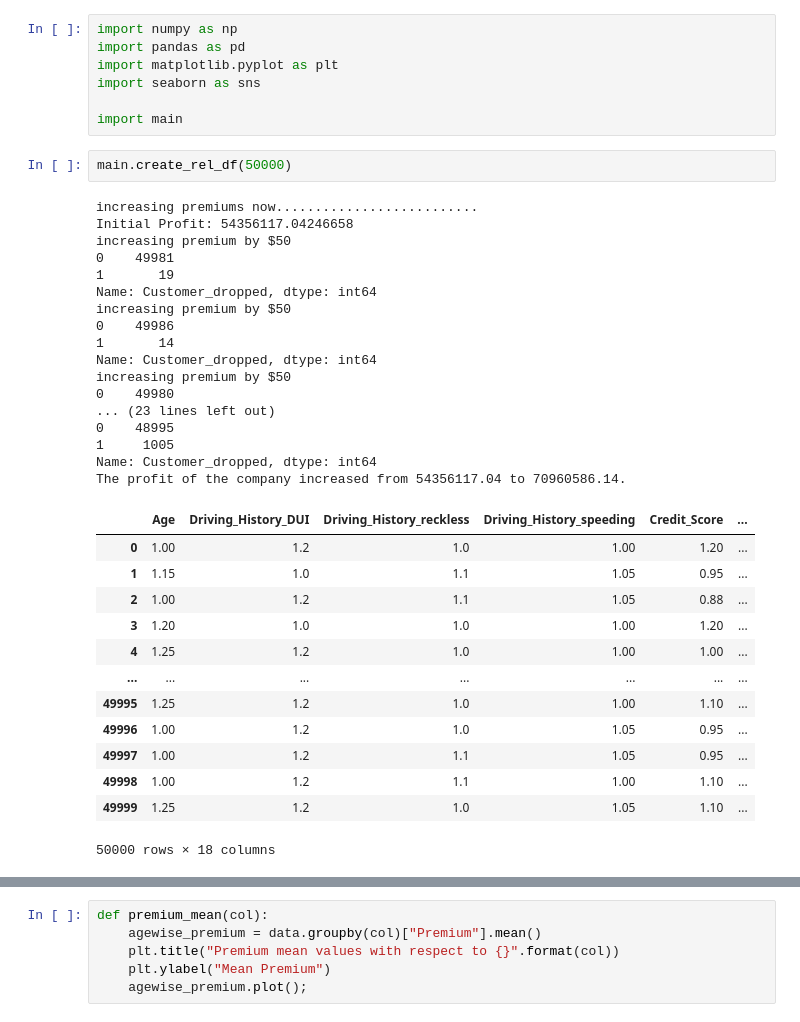
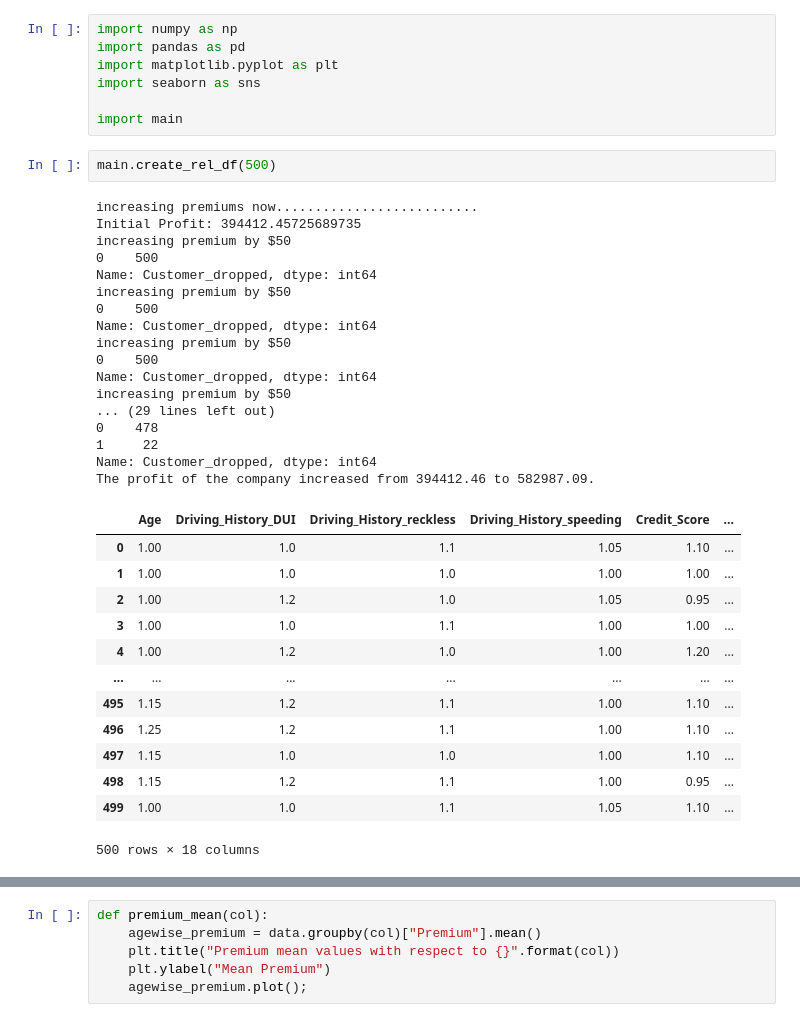
Before and after one commit to xplatipus98/2022Fall_projects, a Jupyter notebook: viz.ipynb, the cells around one changed output, grey strips where cells are left out. Saved outputs shown, nothing was run; the diff lists cells and outputs as text.

```diff
--- a/viz.ipynb
+++ b/viz.ipynb
@@ -6,38 +6,38 @@ import seaborn as sns
 
 import main
 # %%
-main.create_rel_df(50000)
+main.create_rel_df(500)
 # %% [output]
 increasing premiums now..........................
-Initial Profit: 54356117.04246658
+Initial Profit: 394412.45725689735
 increasing premium by $50
-0    49981
-1       19
+0    500
 Name: Customer_dropped, dtype: int64
 increasing premium by $50
-0    49986
-1       14
+0    500
 Name: Customer_dropped, dtype: int64
 increasing premium by $50
-0    49980
-... (23 lines left out)
-0    48995
-1     1005
+0    500
 Name: Customer_dropped, dtype: int64
-The profit of the company increased from 54356117.04 to 70960586.14.
+increasing premium by $50
+... (29 lines left out)
+0    478
+1     22
+Name: Customer_dropped, dtype: int64
+The profit of the company increased from 394412.46 to 582987.09.
 |  | Age | Driving_History_DUI | Driving_History_reckless | Driving_History_speeding | Credit_Score | ... |
-| 0 | 1.00 | 1.2 | 1.0 | 1.00 | 1.20 | ... |
-| 1 | 1.15 | 1.0 | 1.1 | 1.05 | 0.95 | ... |
-| 2 | 1.00 | 1.2 | 1.1 | 1.05 | 0.88 | ... |
-| 3 | 1.20 | 1.0 | 1.0 | 1.00 | 1.20 | ... |
-| 4 | 1.25 | 1.2 | 1.0 | 1.00 | 1.00 | ... |
+| 0 | 1.00 | 1.0 | 1.1 | 1.05 | 1.10 | ... |
+| 1 | 1.00 | 1.0 | 1.0 | 1.00 | 1.00 | ... |
+| 2 | 1.00 | 1.2 | 1.0 | 1.05 | 0.95 | ... |
+| 3 | 1.00 | 1.0 | 1.1 | 1.00 | 1.00 | ... |
+| 4 | 1.00 | 1.2 | 1.0 | 1.00 | 1.20 | ... |
 | ... | ... | ... | ... | ... | ... | ... |
-| 49995 | 1.25 | 1.2 | 1.0 | 1.00 | 1.10 | ... |
-| 49996 | 1.00 | 1.2 | 1.0 | 1.05 | 0.95 | ... |
-| 49997 | 1.00 | 1.2 | 1.1 | 1.05 | 0.95 | ... |
-| 49998 | 1.00 | 1.2 | 1.1 | 1.00 | 1.10 | ... |
-| 49999 | 1.25 | 1.2 | 1.0 | 1.05 | 1.10 | ... |
+| 495 | 1.15 | 1.2 | 1.1 | 1.00 | 1.10 | ... |
+| 496 | 1.25 | 1.2 | 1.1 | 1.00 | 1.10 | ... |
+| 497 | 1.15 | 1.0 | 1.0 | 1.00 | 1.10 | ... |
+| 498 | 1.15 | 1.2 | 1.1 | 1.00 | 0.95 | ... |
+| 499 | 1.00 | 1.0 | 1.1 | 1.05 | 1.10 | ... |
-50000 rows × 18 columns
+500 rows × 18 columns
 # %%
 data = pd.read_csv('test.csv', usecols=["Age", "Driving_History_DUI", "Driving_History_reckless","Driving_History_speeding","Credit_Score",
                                         "Years_of_Driving","Location","Insurance_History","Annual_Mileage","Marital_Status","Claims_History",
```
Also changed, not shown: parts of 9 cells of this notebook, 2 other files.
